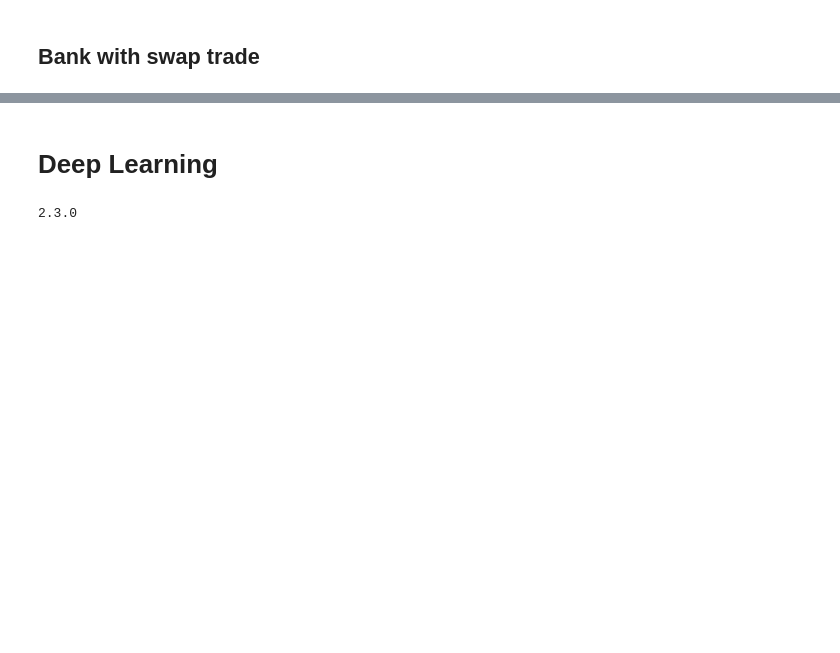
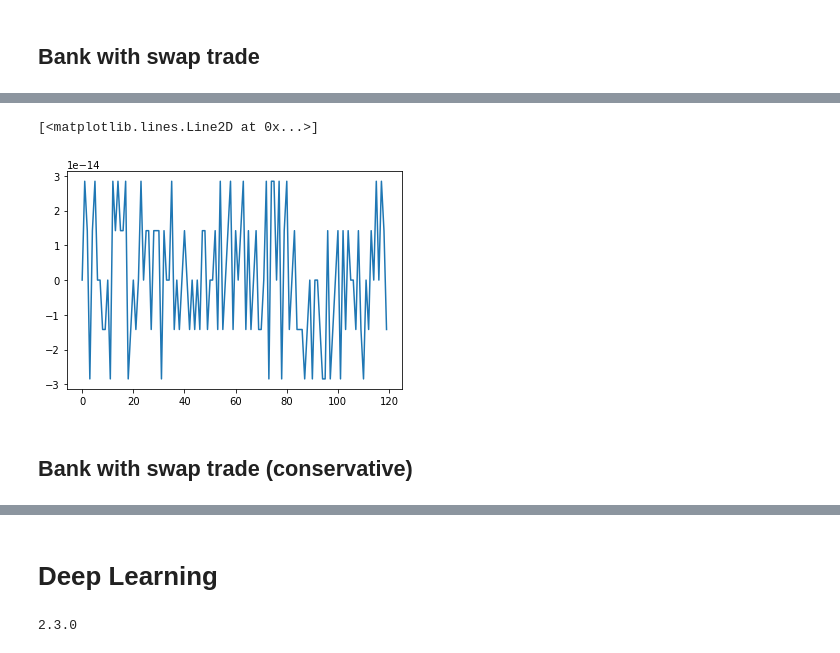
Before and after one commit to alexarntzen/deep-swap-optimization, a Jupyter notebook: DeepAssetManagement_HSY.ipynb, the cells around one changed output, grey strips where cells are left out. Saved outputs shown, nothing was run; the diff lists cells and outputs as text; code cells hidden in the pictures; blank space fills up the shorter version.

```diff
--- a/DeepAssetManagement_HSY.ipynb
+++ b/DeepAssetManagement_HSY.ipynb
@@ -239,0 +276,7 @@ def benchmark_swap(nRoutines=nValidation):
+# %%
+plt.plot(helper3[1])
+# %% [output]
+[<matplotlib.lines.Line2D at 0x...>]
+[figure, added]
+# %% [markdown]
+## Bank with  swap trade (conservative)
```
Also changed, not shown: parts of 21 cells of this notebook.
